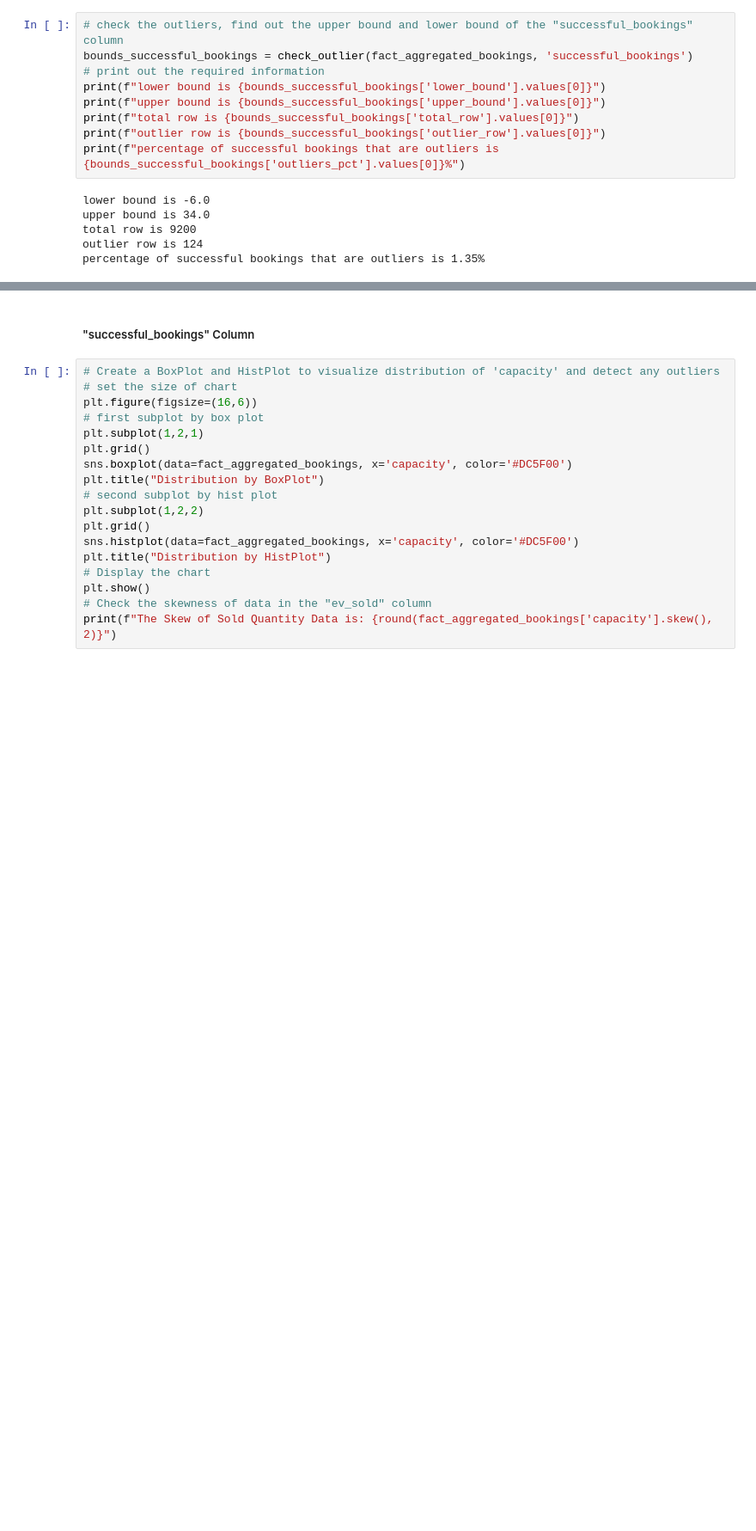
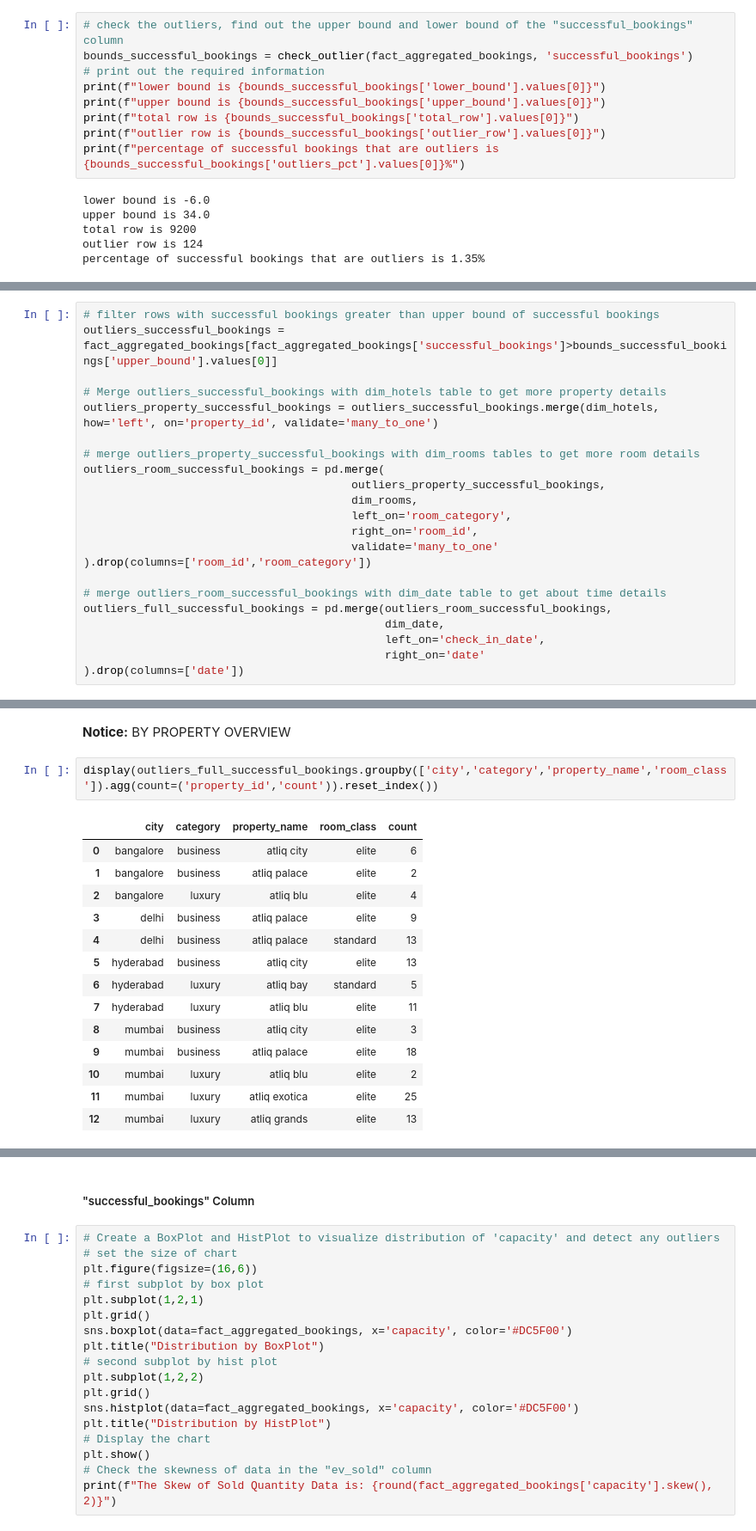
Before and after one commit to WalterEdwardd/AtliQ_Grands_Hospitality_Revenue_Strategy_Project, a Jupyter notebook: scripts/processed.ipynb, the cells around one changed output, grey strips where cells are left out. Shown at 86% size. Cells and saved outputs as stored; diff of their text form; blank space fills up the shorter version.

```diff
--- a/scripts/processed.ipynb
+++ b/scripts/processed.ipynb
@@ -924,0 +918,22 @@ The total number of outliers is 124
+# %%
+# filter rows with successful bookings greater than upper bound of successful bookings
+outliers_successful_bookings = fact_aggregated_bookings[fact_aggregated_bookings['successful_bookings']>bounds_successful_bookings['upper_bound'].values[0]]
+
+# Merge outliers_successful_bookings with dim_hotels table to get more property details
+outliers_property_successful_bookings = outliers_successful_bookings.merge(dim_hotels, how='left', on='property_id', validate='many_to_one')
+
+# merge outliers_property_successful_bookings with dim_rooms tables to get more room details
+outliers_room_successful_bookings = pd.merge(
+                                        outliers_property_successful_bookings,
+                                        dim_rooms,
+                                        left_on='room_category',
+                                        right_on='room_id',
+                                        validate='many_to_one'
+).drop(columns=['room_id','room_category'])
+
+# merge outliers_room_successful_bookings with dim_date table to get about time details
+outliers_full_successful_bookings = pd.merge(outliers_room_successful_bookings,
+                                             dim_date,
+                                             left_on='check_in_date',
+                                             right_on='date'
+).drop(columns=['date'])
@@ -957,0 +991,20 @@ The number of successful_bookings Outliers for property name  atliq bay is  5
+# %% [markdown]
+**Notice:**
+BY PROPERTY OVERVIEW
+# %%
+display(outliers_full_successful_bookings.groupby(['city','category','property_name','room_class']).agg(count=('property_id','count')).reset_index())
+# %% [output]
+|  | city | category | property_name | room_class | count |
+| 0 | bangalore | business | atliq city | elite | 6 |
+| 1 | bangalore | business | atliq palace | elite | 2 |
+| 2 | bangalore | luxury | atliq blu | elite | 4 |
+| 3 | delhi | business | atliq palace | elite | 9 |
+| 4 | delhi | business | atliq palace | standard | 13 |
+| 5 | hyderabad | business | atliq city | elite | 13 |
+| 6 | hyderabad | luxury | atliq bay | standard | 5 |
+| 7 | hyderabad | luxury | atliq blu | elite | 11 |
+| 8 | mumbai | business | atliq city | elite | 3 |
+| 9 | mumbai | business | atliq palace | elite | 18 |
+| 10 | mumbai | luxury | atliq blu | elite | 2 |
+| 11 | mumbai | luxury | atliq exotica | elite | 25 |
+| 12 | mumbai | luxury | atliq grands | elite | 13 |
```
Also changed, not shown: parts of 38 cells of this notebook, 5 other files.
